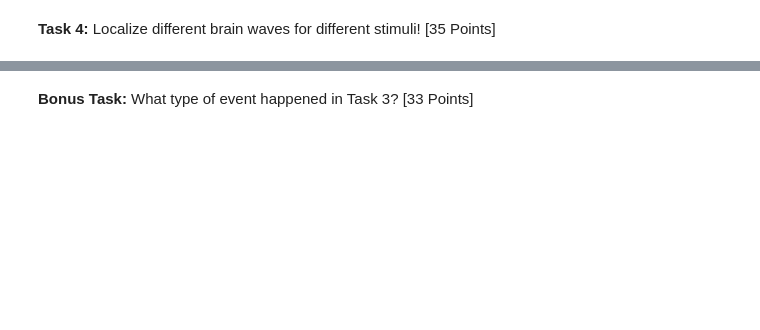
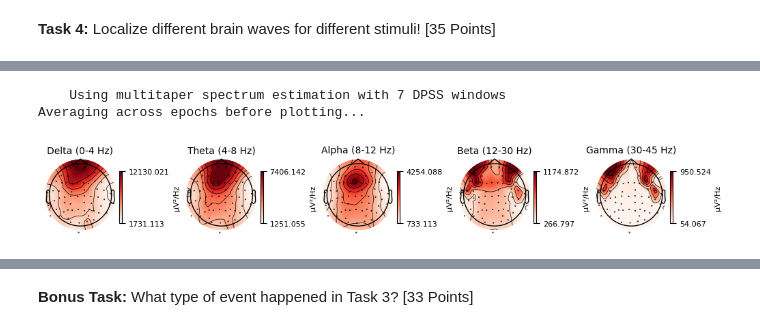
Before and after one commit to TinyZhen/cs666student, a Jupyter notebook: CS666_Assignment_2.ipynb, the cells around one changed output, grey strips where cells are left out. Drawn from its saved outputs; the diff is of its cells as text; code cells hidden in the pictures; blank space fills up the shorter version.

```diff
--- a/CS666_Assignment_2.ipynb
+++ b/CS666_Assignment_2.ipynb
@@ -203,5 +245,11 @@ face_activity = epochs['face'].plot_psd_topomap()
 # %%
 # TODO Please visualize the average brain activity when the subject pushes the button
+# %%
+button_activity = epochs['button'].compute_psd().plot_topomap()
+# %% [output]
+    Using multitaper spectrum estimation with 7 DPSS windows
+Averaging across epochs before plotting...
+[figure, added]
 # %%
 # TODO Which difference do you see between the visual/right, the face, and the button event?
 # TODO Which brain region seems active during the button event?
```
Also changed, not shown: parts of 24 cells of this notebook.
